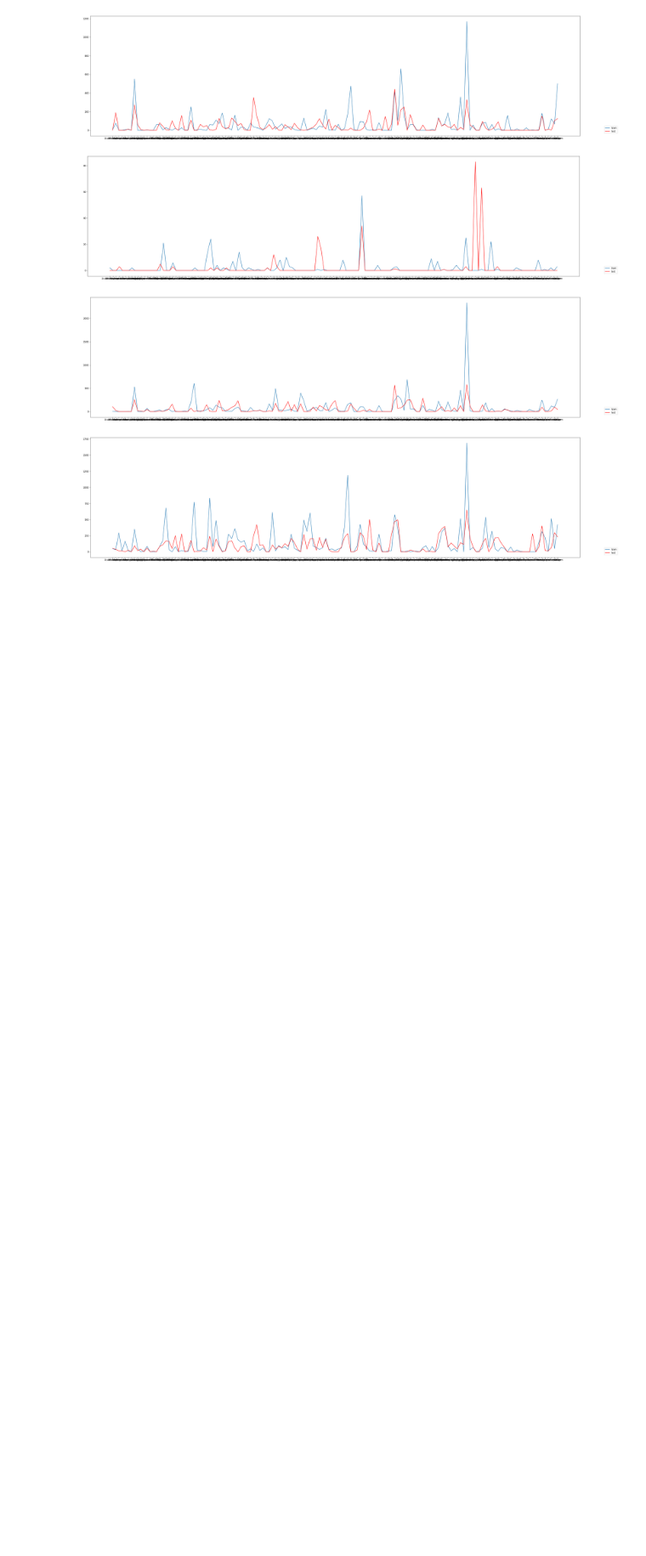
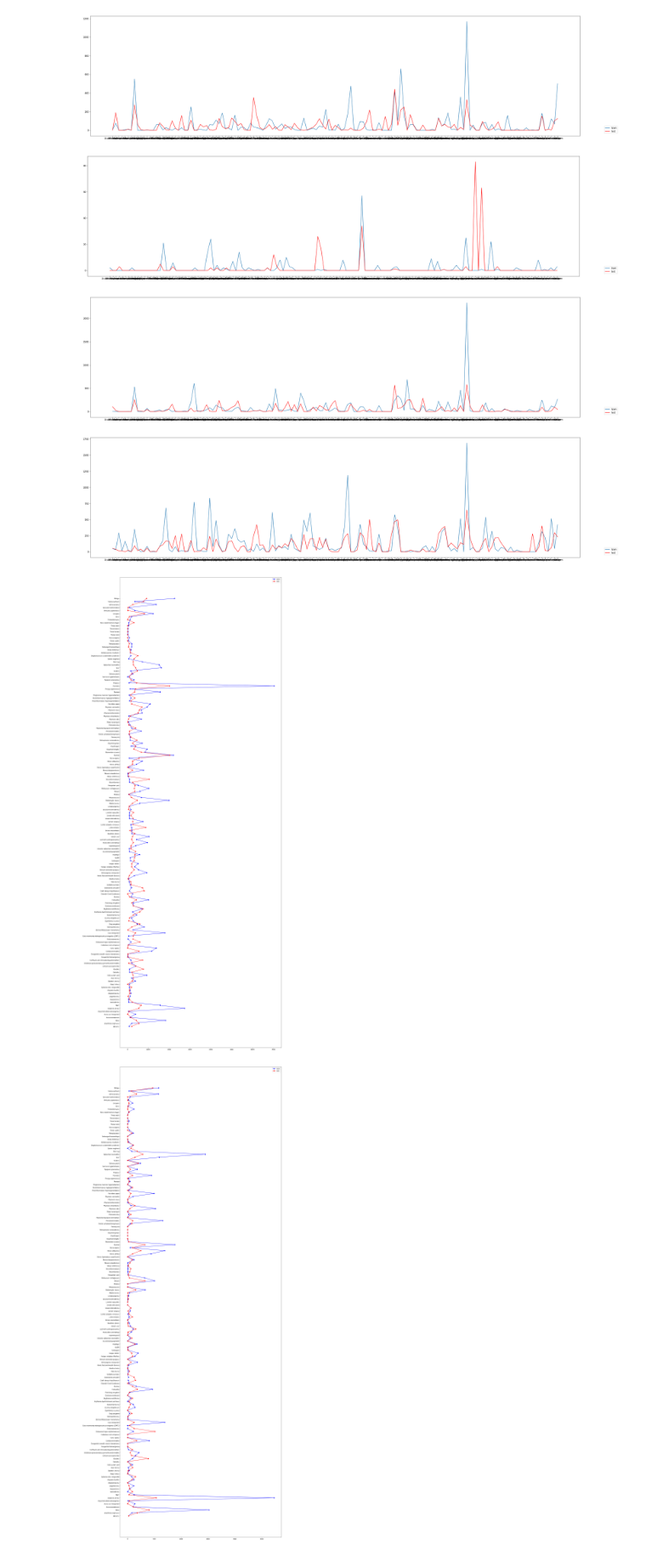
Before and after one commit to SeHwanYoo/child_skin_classification_infection, a Jupyter notebook: plot.ipynb, the cells around one changed output. Shown at 85% size. Saved outputs shown, nothing was run; the diff lists cells and outputs as text; code cells hidden in the pictures; blank space fills up the shorter version.

```diff
--- a/plot.ipynb
+++ b/plot.ipynb
@@ -124,3 +113,71 @@ for part in parts:
 [figure]
 [figure]
 [figure]
+# %%
+writer = pd.ExcelWriter('C:/Users/user/Desktop/models/child_skin_classification/plots.xlsx', engine = 'xlsxwriter')
+parts = ['total', 'head', 'body', 'upper', 'ass', 'bottom', 'etc']
+
+for part in parts:
+
+    total_list = []
+    train_classes_list = {}
+    test_classes_list = {}
+
+    for i in train_list:
+        for cls in os.listdir(os.path.join(base_path, f'H{i}')):
+            if os.path.isdir(os.path.join(base_path, f'H{i}', cls)):
+
+                if cls not in total_list:
+                    total_list.append(cls)
+
+                if cls in train_classes_list:
+                    if part == 'total':
+                        train_classes_list[cls] += len(glob(os.path.join(base_path, f'H{i}', cls, f'*/*.jpg')))
+                    else:
+                        train_classes_list[cls] += len(glob(os.path.join(base_path, f'H{i}', cls, f'{part}/*.jpg')))
+                else:
+                    if part == 'total':
+                        train_classes_list[cls] = len(glob(os.path.join(base_path, f'H{i}', cls, f'*/*.jpg')))
+                    else:
+                        train_classes_list[cls] = len(glob(os.path.join(base_path, f'H{i}', cls, f'{part}/*.jpg')))
+
+
+    for i in test_list:
+        for cls in os.listdir(os.path.join(base_path, f'H{i}')):
+            if os.path.isdir(os.path.join(base_path, f'H{i}', cls)):
+
+                if cls not in total_list:
+                    total_list.append(cls)
+
+                if cls in test_classes_list:
+                    if part == 'total':
+                        test_classes_list[cls] += len(glob(os.path.join(base_path, f'H{i}', cls, f'*/*.jpg')))
+                    else:
+                        test_classes_list[cls] += len(glob(os.path.join(base_path, f'H{i}', cls, f'{part}/*.jpg')))
+                else:
+                    if part == 'total':
+                        test_classes_list[cls] = len(glob(os.path.join(base_path, f'H{i}', cls, f'*/*.jpg')))
+                    else:
+                        test_classes_list[cls] = len(glob(os.path.join(base_path, f'H{i}', cls, f'{part}/*.jpg')))
+
+    total_df = pd.DataFrame(columns=['Disease', 'Train Count', 'Test Count'])
+
+    for i, t in enumerate(total_list):
+        total_df.loc[i, 'Disease'] = t
+        total_df.loc[i, 'Train Count'] = train_classes_list[t]
+        total_df.loc[i, 'Test Count'] = test_classes_list[t]
+
+
+    plt.figure(figsize=(20, 60))
+    plt.plot([train_classes_list[i] for i in total_list], total_list, 'bo-', label='train')
+    plt.plot([test_classes_list[i] for i in total_list], total_list, 'ro-', label='test')
+    plt.legend()
+    plt.show()
+
+    total_df.to_excel(writer, sheet_name=part)
+
+writer.save()
+writer.close()
+# %% [output]
+[figure, added]
+[figure, added]
```
Also changed, not shown: parts of 4 cells of this notebook, 3 other files.
